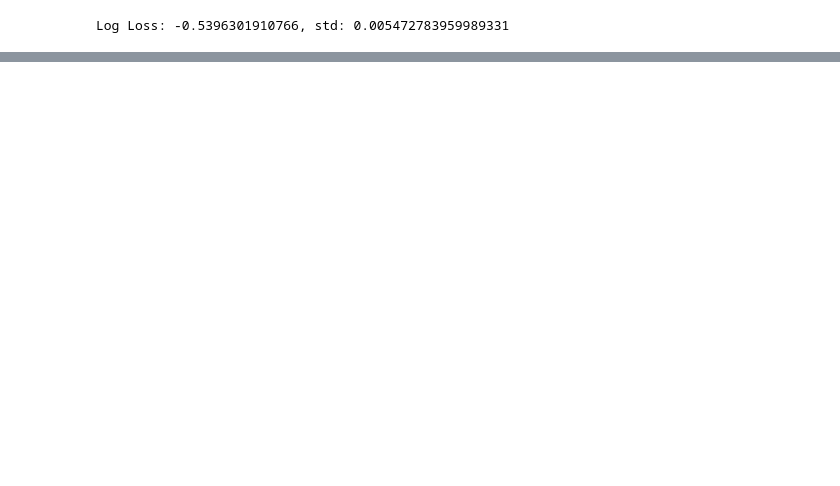
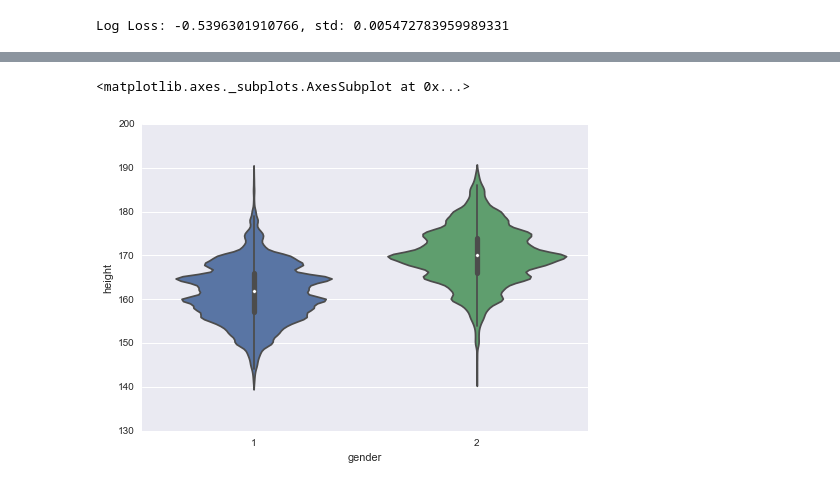
Before and after one commit to senior-sigan/ML_Competitions, a Jupyter notebook: mlbootcamp_health/Investigate.ipynb, the cells around one changed output, grey strips where cells are left out. Cells and saved outputs as stored; diff of their text form; code cells hidden in the pictures; blank space fills up the shorter version.

```diff
--- a/mlbootcamp_health/Investigate.ipynb
+++ b/mlbootcamp_health/Investigate.ipynb
@@ -96,0 +128,5 @@ sns.distplot(data['weight'])
+# %%
+sns.violinplot(y='height', x='gender', data=data[(data['height'] < 190) & (data['height'] > 140)])
+# %% [output]
+<matplotlib.axes._subplots.AxesSubplot at 0x...>
+[figure, added]
```
Also changed, not shown: parts of 37 cells of this notebook, 1 other file.
